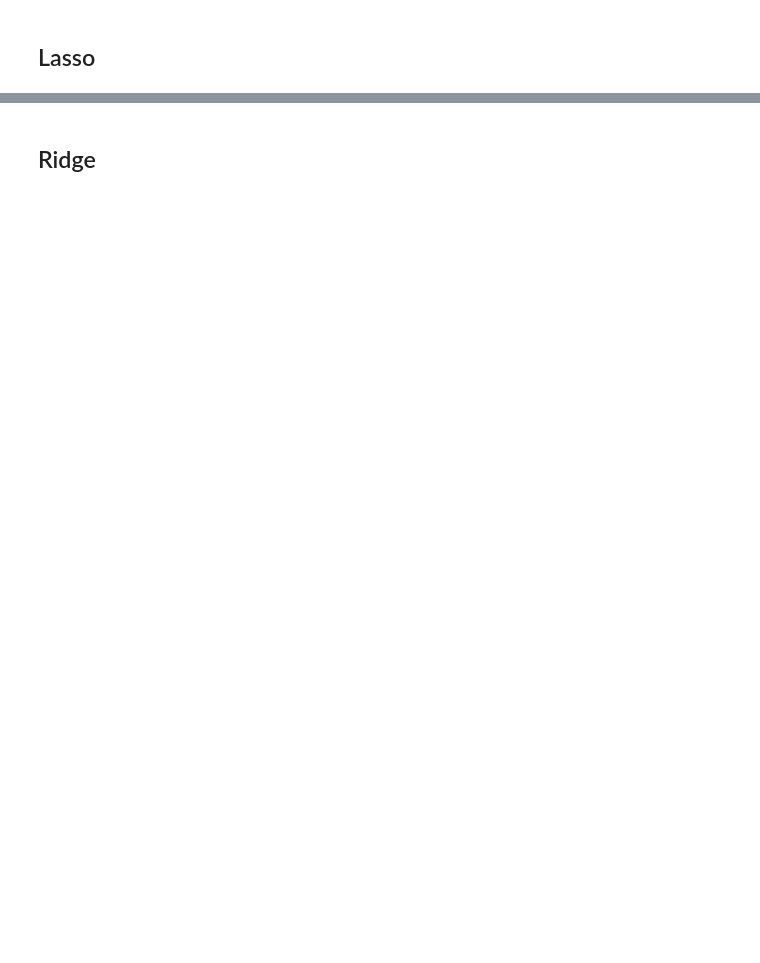
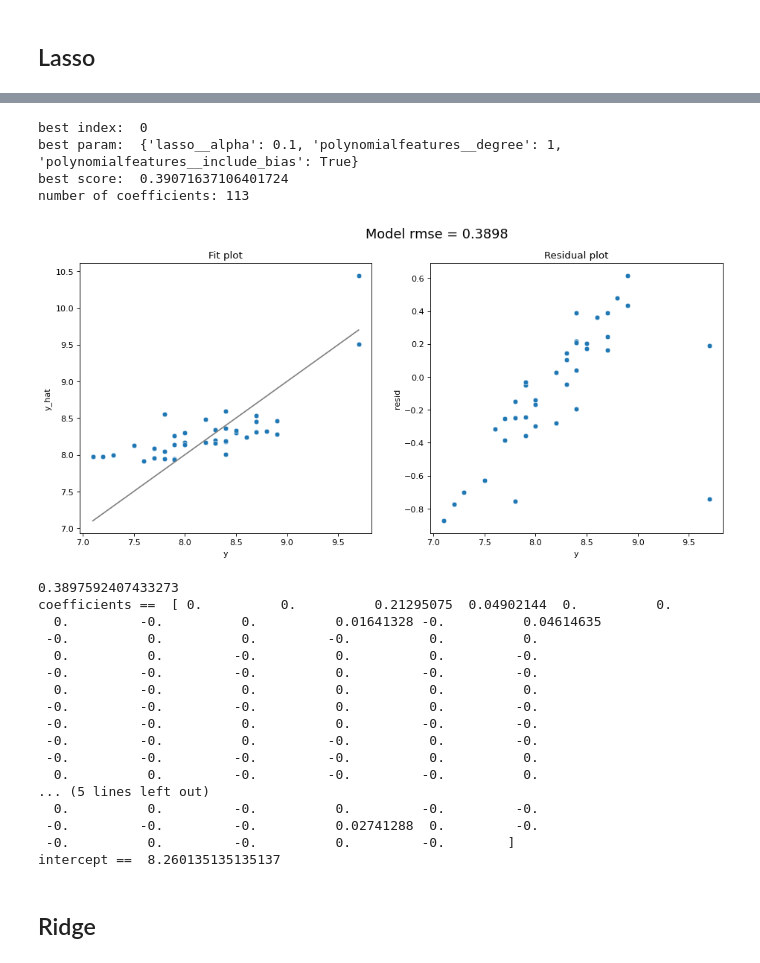
Before and after one commit to s2133934/ML_python_project1, a Jupyter notebook: project1.ipynb, the cells around one changed output, grey strips where cells are left out. Cells and saved outputs as stored; diff of their text form; code cells hidden in the pictures; blank space fills up the shorter version.

Commit message:
functions created for models

```diff
--- a/project1.ipynb
+++ b/project1.ipynb
@@ -328,7 +349,7 @@ def run_linear_reg(dataframe):
     print("intercept == ",first_grid.best_estimator_.named_steps['linearregression'].intercept_)
 # %%
 # Run the linear reg for dataframe kk (one with directors missing etc)
-run_linear_reg(kk)
+run_linear_regression(kk)
 # %% [output]
 best index:  1
 best param:  {'linearregression__fit_intercept': True, 'linearregression__normalize': False}
@@ -426,0 +421,2 @@ intercept ==  8.260006446860412
+# %%
+run_linear_regr_standardisation(kk)
@@ -464,26 +485,0 @@ intercept ==  7.43672715130633
-# %%
-second = make_pipeline(
-        PolynomialFeatures(),
-        LinearRegression()
-    )
-
-parameters = {
-    'polynomialfeatures__degree': np.arange(1,3,1),
-    "linearregression__fit_intercept" : [True,False],
-    'linearregression__normalize': [True,False]
-}
-
-kf = KFold(n_splits=5, shuffle=True, random_state=0)
-
-second_grid = GridSearchCV(second, parameters, cv=kf, scoring="neg_root_mean_squared_error").fit(X_train, y_train)
-print("best index: ", second_grid.best_index_) #position of the array of the degree
-print("best param: ", second_grid.best_params_)
-print("best score: ", second_grid.best_score_ *-1)
-print("number of coefficients:",len(second_grid.best_estimator_.named_steps['linearregression'].coef_))
-
-y_hat = second_grid.predict(X_test)
-model_fit(second_grid, X_test, y_test, plot=True)
-rmse = mean_squared_error(y_test, y_hat, squared=False)
-#print(rmse)
-print(second_grid.best_estimator_.named_steps['linearregression'].coef_)
-print("intercept == ",second_grid.best_estimator_.named_steps['linearregression'].intercept_)
@@ -498,0 +486,2 @@ intercept ==  7.43672715130633
+# %%
+run_polynomial_regression(kk)
@@ -556,3 +563,28 @@ best score:  0.39071637106401724
+# %%
+run_lasso_(kk)
+# %% [output]
+best index:  0
+best param:  {'lasso__alpha': 0.1, 'polynomialfeatures__degree': 1, 'polynomialfeatures__include_bias': True}
+best score:  0.39071637106401724
+number of coefficients: 113
+[figure, added]
+0.3897592407433273
+coefficients ==  [ 0.          0.          0.21295075  0.04902144  0.          0.
+  0.         -0.          0.          0.01641328 -0.          0.04614635
+ -0.          0.          0.         -0.          0.          0.
+  0.          0.         -0.          0.          0.         -0.
+ -0.         -0.         -0.          0.         -0.         -0.
+  0.         -0.          0.          0.          0.          0.
+ -0.         -0.         -0.          0.          0.         -0.
+ -0.         -0.          0.          0.         -0.         -0.
+ -0.         -0.          0.         -0.          0.         -0.
+ -0.         -0.         -0.         -0.          0.          0.
+  0.          0.         -0.         -0.         -0.          0.
+... (5 lines left out)
+  0.          0.         -0.          0.         -0.         -0.
+ -0.         -0.         -0.          0.02741288  0.         -0.
+ -0.          0.         -0.          0.         -0.        ]
+intercept ==  8.260135135135137
 # %% [markdown]
 ## Ridge
 # %%
```
Also changed, not shown: parts of 16 cells of this notebook.
